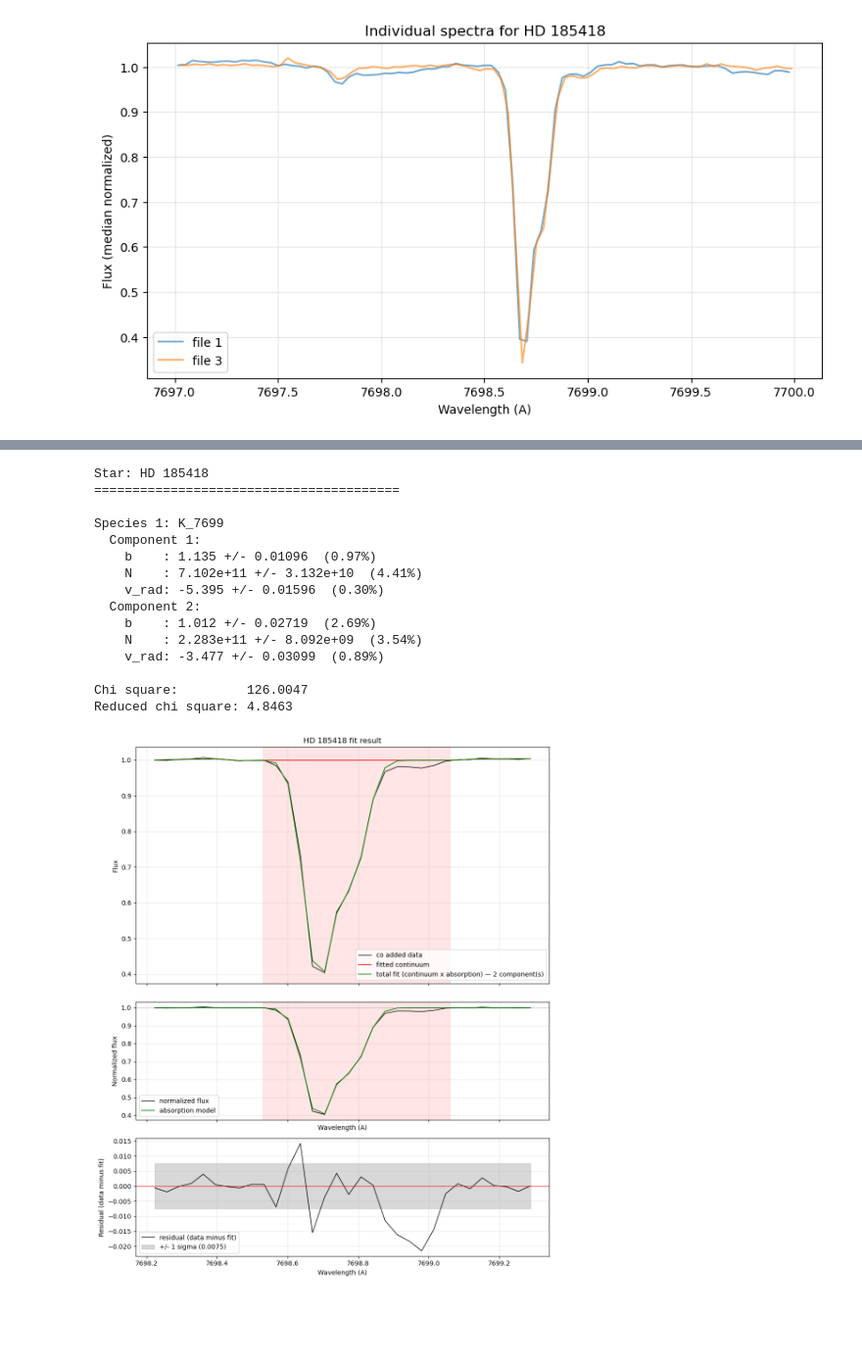
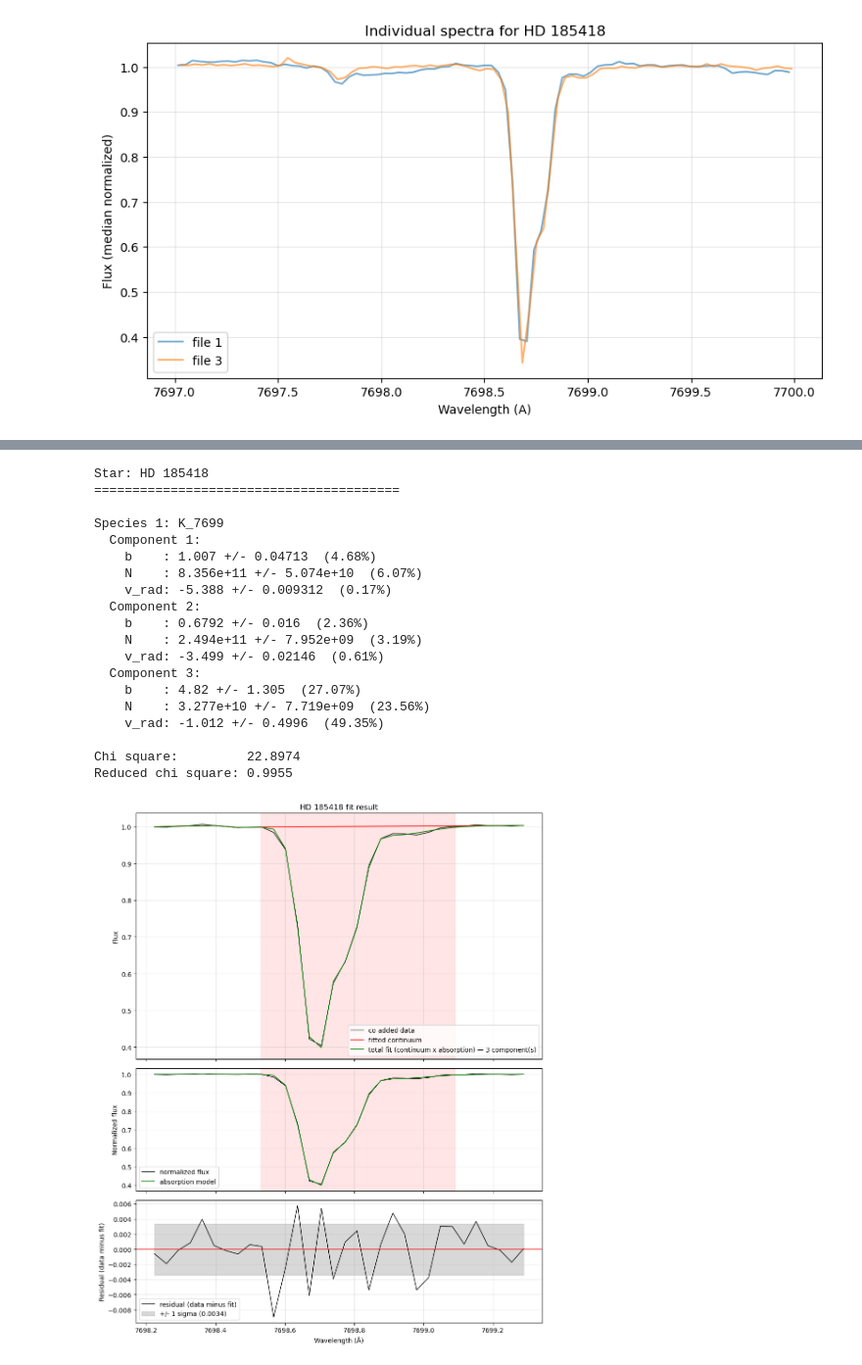
Before and after one commit to jancami/edibles, a Jupyter notebook: edibles/projects/GUI/KI_fits_self/HD_185418.ipynb, the cells around one changed output, grey strips where cells are left out. Shown at 98% size. Saved outputs shown, nothing was run; the diff lists cells and outputs as text; code cells hidden in the pictures; blank space fills up the shorter version.

```diff
--- a/edibles/projects/GUI/KI_fits_self/HD_185418.ipynb
+++ b/edibles/projects/GUI/KI_fits_self/HD_185418.ipynb
@@ -118,7 +119,7 @@ wave_coadd, flux_coadd, sigma_coadd = coadd_spectra(
 )
 # %%
 fit_range = (7698.2, 7699.3)
-absorption_range = (7698.53, 7699.06)
+absorption_range = (7698.53, 7699.09)
 
 plt.figure()
 plt.plot(wave_coadd, flux_coadd, color='black', lw=1)
@@ -145,7 +146,7 @@ n_knots = 6
 
 # Flavor B: manual, you say exactly where every knot goes
 # Uncomment the next line to use manual mode (it overrides n_knots)
-knots_x_array = [7698.2, 7698.3, 7698.4, 7698.47, 7698.52, 7699.07, 7699.13, 7699.2, 7699.3]
+knots_x_array = [7698.2, 7698.3, 7698.4, 7698.47, 7698.52, 7699.13, 7699.2, 7699.3]
 
 spline_order = 1   # 1 linear, 2 quadratic, 3 cubic
 
@@ -178,9 +179,9 @@ molecules = ['K_7699'] #this should match with the first column of species.txt
 
 species_params = {
     0: {
-        'b':     [1, 3],
-        'N':     [1e13, 5e12],
-        'v_rad': [-5, 0],
+        'b':     [1.5, 1.5, 1.5],
+        'N':     [5e12, 5e11, 1e11],
+        'v_rad': [-5, -2, -1],
     } #,   # uncomment if you have  second species
     # 1: {
     #     'b':     [2.0, 2.0],
@@ -269,16 +270,20 @@ Star: HD 185418
 
 Species 1: K_7699
   Component 1:
-    b    : 1.135 +/- 0.01096  (0.97%)
-    N    : 7.102e+11 +/- 3.132e+10  (4.41%)
-    v_rad: -5.395 +/- 0.01596  (0.30%)
+    b    : 1.007 +/- 0.04713  (4.68%)
+    N    : 8.356e+11 +/- 5.074e+10  (6.07%)
+    v_rad: -5.388 +/- 0.009312  (0.17%)
   Component 2:
-    b    : 1.012 +/- 0.02719  (2.69%)
-    N    : 2.283e+11 +/- 8.092e+09  (3.54%)
-    v_rad: -3.477 +/- 0.03099  (0.89%)
+    b    : 0.6792 +/- 0.016  (2.36%)
+    N    : 2.494e+11 +/- 7.952e+09  (3.19%)
+    v_rad: -3.499 +/- 0.02146  (0.61%)
+  Component 3:
+    b    : 4.82 +/- 1.305  (27.07%)
+    N    : 3.277e+10 +/- 7.719e+09  (23.56%)
+    v_rad: -1.012 +/- 0.4996  (49.35%)
 
-Chi square:         126.0047
-Reduced chi square: 4.8463
+Chi square:         22.8974
+Reduced chi square: 0.9955
 # %%
 # Top: data + continuum + total fit. Bottom: normalized flux + absorption model.
 fig, axes = plt.subplots(3, 1, figsize=(10, 12), sharex=True,
@@ -291,36 +296,35 @@ ax_top.plot(wave_fit, flux_fit, color='black', lw=1, label='co added data')
 ax_top.plot(wave_fit, continuum, color='red', lw=1.2, label='fitted continuum')
 ax_top.plot(wave_fit, fitresult.best_fit, color='green', lw=1.2,
             label=f'total fit (continuum x absorption) — {len(p["b"])} component(s)')
 ax_top.axvspan(*absorption_range, color='red', alpha=0.1)
 ax_top.set_ylabel('Flux')
 ax_top.set_title(f'{star_name} fit result')
 ax_top.legend(loc='best')
 
 ax_bot = axes[1]
 ax_bot.plot(wave_fit, normalized_flux, color='black', lw=1, label='normalized flux')
 ax_bot.plot(wave_fit, fitresult.best_fit / continuum, color='green', lw=1.2,
             label='absorption model')
 ax_bot.axhline(1.0, color='gray', lw=0.8, linestyle=':')
 ax_bot.axvspan(*absorption_range, color='red', alpha=0.1)
-ax_bot.set_xlabel('Wavelength (A)')
 ax_bot.set_ylabel('Normalized flux')
 ax_bot.legend()
 
 ax_bot = axes[2]
 ax_bot.plot(wave_fit, flux_fit - fitresult.best_fit, color='black', lw=1, label='residual (data minus fit)')
 ax_bot.axhline(0, color='red', lw=0.8)
 ax_bot.fill_between(wave_fit, -residual_std, residual_std, color='gray', alpha=0.3,
                  label=f'+/- 1 sigma ({residual_std:.4f})')
-ax_bot.set_xlabel('Wavelength (A)')
+ax_bot.set_xlabel('Wavelength (Å)')
 ax_bot.set_ylabel('Residual (data minus fit)')
 ax_bot.legend(loc='lower left')
 
 
 plt.tight_layout()
 plt.savefig(r"C:\Users\User\Downloads\PYTHON PROJECTS\edibles\edibles\projects\GUI\KI_fits_self\results\plots\HD_185418.png")
 plt.show()
 # %% [output]
-[figure, old version]
+[figure, new version]
 # %%
 # Residuals: data minus total fit. Should look like noise centered on zero.
 plt.figure(figsize=(10, 3))
```
Also changed, not shown: parts of 6 cells of this notebook, 54 other files.
